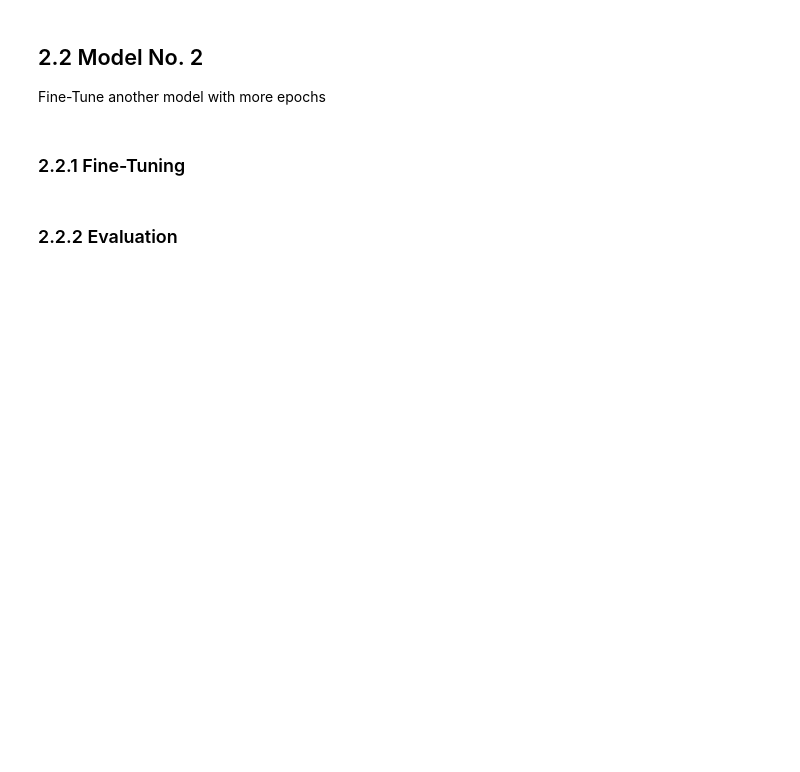
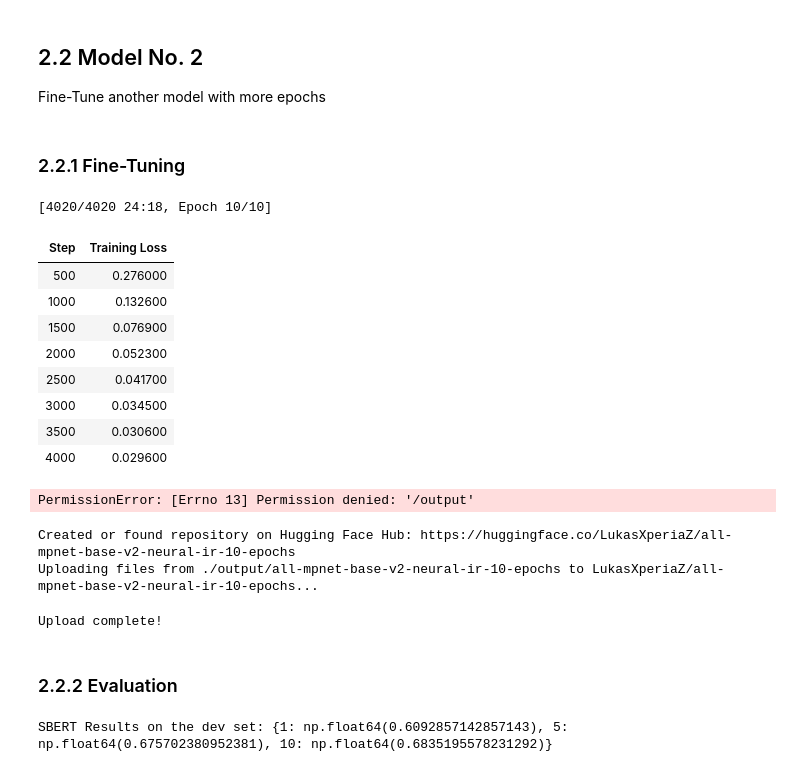
Before and after one commit to Maustrian3/CLEF2025-4b, a Jupyter notebook: task4/subtask_4b/neural_NLP/neural_ir_sbert_finetuned.ipynb, the cells around one changed output. Cells and saved outputs as stored; diff of their text form; code cells hidden in the pictures; blank space fills up the shorter version.

Commit message:
Executed neural IR model 2

```diff
--- a/task4/subtask_4b/neural_NLP/neural_ir_sbert_finetuned.ipynb
+++ b/task4/subtask_4b/neural_NLP/neural_ir_sbert_finetuned.ipynb
@@ -125,7 +122,7 @@ def get_sbert_topk(df_query, model, k=10):
     return topk_results
 # %%
 # Generate top-k predictions for train/dev/test
-df_query_train['sbert_topk'] = get_sbert_topk(df_query_train, model_1, k=10)
+#df_query_train['sbert_topk'] = get_sbert_topk(df_query_train, model_1, k=10)
 df_query_dev['sbert_topk'] = get_sbert_topk(df_query_dev, model_1, k=10)
 df_query_test['sbert_topk'] = get_sbert_topk(df_query_test, model_1, k=10)
 # %% [markdown]
@@ -168,34 +164,44 @@ Fine-Tune another model with more epochs
 ### 2.2.1 Fine-Tuning
 # %%
 
-from sentence_transformers import InputExample, losses
+from sentence_transformers import SentenceTransformer, InputExample, losses
 from torch.utils.data import DataLoader
 
 def build_paper_text(row):
     parts = [row.get('title', ''), row.get('abstract', ''), row.get('journal', ''), row.get('authors', '')]
     return ' '.join([p.strip() for p in parts if isinstance(p, str) and p.strip()])
 
 model_2 = SentenceTransformer('all-mpnet-base-v2') # or use 'pritamdeka/S-PubMedBert-MS-MARCO'
 
 cord_uid_to_text = {
     row['cord_uid']: build_paper_text(row)
     for _, row in df_collection.iterrows()
 }
 
 train_examples = [
     InputExample(texts=[row['tweet_text'], cord_uid_to_text[row['cord_uid']]])
     for _, row in df_query_train.iterrows()
     if row['cord_uid'] in cord_uid_to_text
 ]
 
-train_dataloader = DataLoader(train_examples, shuffle=True, batch_size=16)
+train_dataloader = DataLoader(train_examples, shuffle=True, batch_size=32)  # 32 works, 40 might work
 train_loss = losses.MultipleNegativesRankingLoss(model_2)
 
 model_2.fit(
     train_objectives=[(train_dataloader, train_loss)],
     epochs=10,
     warmup_steps=100,
-    output_path='/output/all-mpnet-base-v2-neural-ir-10-epochs'
+    output_path='./output/all-mpnet-base-v2-neural-ir-10-epochs'
 )
-
-model_2.save("/output/all-mpnet-base-v2-neural-ir-10-epochs")
+# %% [output]
+[4020/4020 24:18, Epoch 10/10]
+| Step | Training Loss |
+| 500 | 0.276000 |
+| 1000 | 0.132600 |
+| 1500 | 0.076900 |
+| 2000 | 0.052300 |
+| 2500 | 0.041700 |
+| 3000 | 0.034500 |
+| 3500 | 0.030600 |
+| 4000 | 0.029600 |
+PermissionError: [Errno 13] Permission denied: '/output'
@@ -203,7 +211,11 @@ model_2.save("/output/all-mpnet-base-v2-neural-ir-10-epochs")
 # save model on huggingface
 repo_id_2 = create_repo_on_huggingface('LukasXperiaZ/all-mpnet-base-v2-neural-ir-10-epochs')
 
-local_folder_path = '/output/all-mpnet-base-v2-neural-ir-10-epochs'
+local_folder_path = './output/all-mpnet-base-v2-neural-ir-10-epochs'
 upload_model_to_huggingface(local_folder_path, repo_id_2)
+# %% [output]
+Created or found repository on Hugging Face Hub: https://huggingface.co/LukasXperiaZ/all-mpnet-base-v2-neural-ir-10-epochs
+Uploading files from ./output/all-mpnet-base-v2-neural-ir-10-epochs to LukasXperiaZ/all-mpnet-base-v2-neural-ir-10-epochs...
+Upload complete!
 # %% [markdown]
 ### 2.2.2 Evaluation
@@ -210,22 +234,14 @@ upload_model_to_huggingface(local_folder_path, repo_id_2)
 # %%
-
-# embed all papers on model
-paper_embeddings = model_1.encode(papers, convert_to_tensor=True)
-# ensure the shape for the cosine similarity
-paper_embeddings = F.normalize(paper_embeddings, p=2, dim=1)
-
-df_query_train['sbert_topk'] = get_sbert_topk(df_query_train, model_2, k=10)
-df_query_dev['sbert_topk'] = get_sbert_topk(df_query_dev, model_2, k=10)
-df_query_test['sbert_topk'] = get_sbert_topk(df_query_test, model_2, k=10)
-
 # Evaluate MRR
-results_train = get_performance_mrr(df_query_train, 'cord_uid', 'sbert_topk')
+#results_train = get_performance_mrr(df_query_train, 'cord_uid', 'sbert_topk')
 results_dev = get_performance_mrr(df_query_dev, 'cord_uid', 'sbert_topk')
 #results_test = get_performance_mrr(df_query_test, 'cord_uid', 'sbert_topk')
 
-print(f"SBERT Results on the train set: {results_train}")
+#print(f"SBERT Results on the train set: {results_train}")
 print(f"SBERT Results on the dev set: {results_dev}")
 #print(f"SBERT Results on the test set: {results_test}")
+# %% [output]
+SBERT Results on the dev set: {1: np.float64(0.6092857142857143), 5: np.float64(0.675702380952381), 10: np.float64(0.6835195578231292)}
 # %%
 
 df_query_test['preds'] = df_query_test['sbert_topk'].apply(lambda x: x[:5])
```
Also changed, not shown: parts of 9 cells of this notebook, 2 other files.
